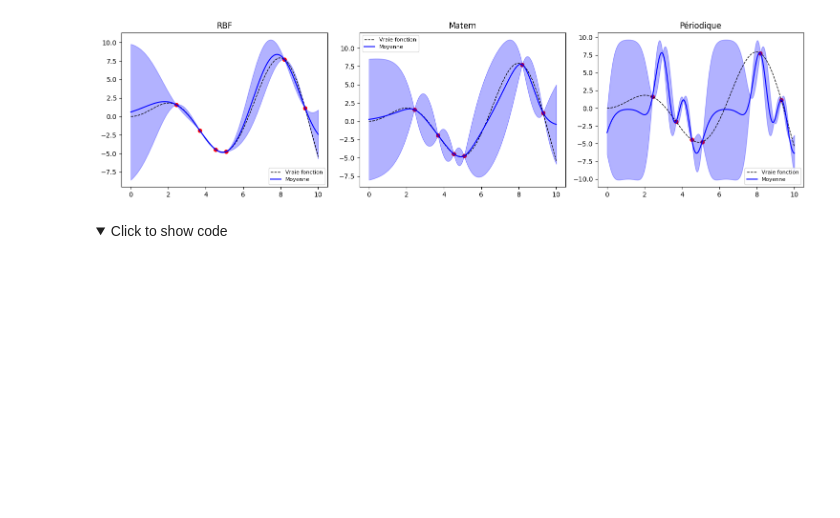
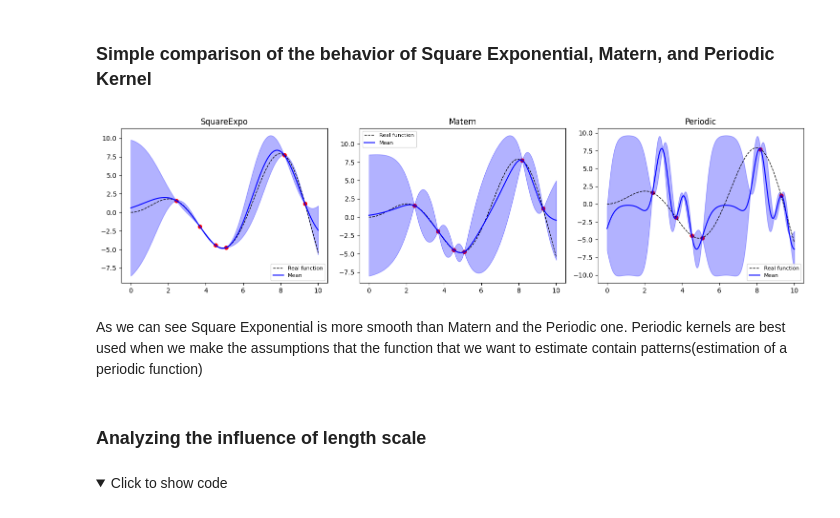
Before and after one commit to stupormundi3/KernaxTest, a Jupyter notebook: project/Kernelification/ExamplesGP/Notebooks/Visualization.ipynb, the cells around one changed output. Saved outputs shown, nothing was run; the diff lists cells and outputs as text; code cells hidden in the pictures; folded sections open; blank space fills up the shorter version.

```diff
--- a/project/Kernelification/ExamplesGP/Notebooks/Visualization.ipynb
+++ b/project/Kernelification/ExamplesGP/Notebooks/Visualization.ipynb
@@ -1,3 +1,5 @@
+# %% [markdown]
+### Simple comparison of the behavior of Square Exponential, Matern, and Periodic Kernel
 # %%
 import matplotlib.pyplot as plt
 import sys
@@ -6,35 +8,42 @@ from Kernax import SEMagmaKernel, Matern32Kernel, PeriodicKernel
 import numpy as np
 import GP
 
 kernels = {
     'SquareExpo': SEMagmaKernel(1.0, 1.0),
     'Matern': Matern32Kernel(1.0),
-    'Périodique': PeriodicKernel(1.0, 1.0, 5.0)
+    'Periodic': PeriodicKernel(1.0, 1.0, 5.0)
 }
 
 X = np.linspace(0, 10, 1000).reshape(-1, 1)
 y = np.squeeze(X * np.sin(X))
 rng = np.random.RandomState(1)
 #We choose randomly the observations
 training_indices = rng.choice(np.arange(y.size), size=6, replace=False)
 X_train, y_train = X[training_indices], y[training_indices]
 
 X_plot = np.linspace(0, 10, 400).reshape(-1,1)
 fig, axes = plt.subplots(1, 3, figsize=(15, 4))
 
 for ax, (name, kern) in zip(axes, kernels.items()):
     gp = GP.GP(kern, Alpha=1e-5, NormalizeObs=True).fit(X_train, y_train, num_iters=200)
+    #Prediction of the points produced by X_Plot
     mu, std = gp.predict(X_plot, Return_std=True)
     ax.plot(X, y, 'k--', lw=1, label='Real function')
     ax.scatter(X_train, y_train, c='red', s=30)
     ax.plot(X_plot, mu, 'b-', label='Mean')
+    #Normalization
     ax.fill_between(X_plot.ravel(), mu-1.96*std, mu+1.96*std, alpha=0.3, color='blue')
     ax.set_title(name)
     ax.legend(fontsize=8)
 plt.tight_layout()
 plt.show()
 # %% [output]
-[figure, old version]
+[figure, new version]
+# %% [markdown]
+As we can see Square Exponential is more smooth than Matern and the Periodic one.
+Periodic kernels are best used when we make the assumptions that the function that we want to estimate contain patterns(estimation of a periodic function)
+# %% [markdown]
+### Analyzing the influence of length scale
 # %% [markdown]
 <details>
   <summary>Click to show code </summary>
```
Also changed, not shown: parts of 3 cells of this notebook.
